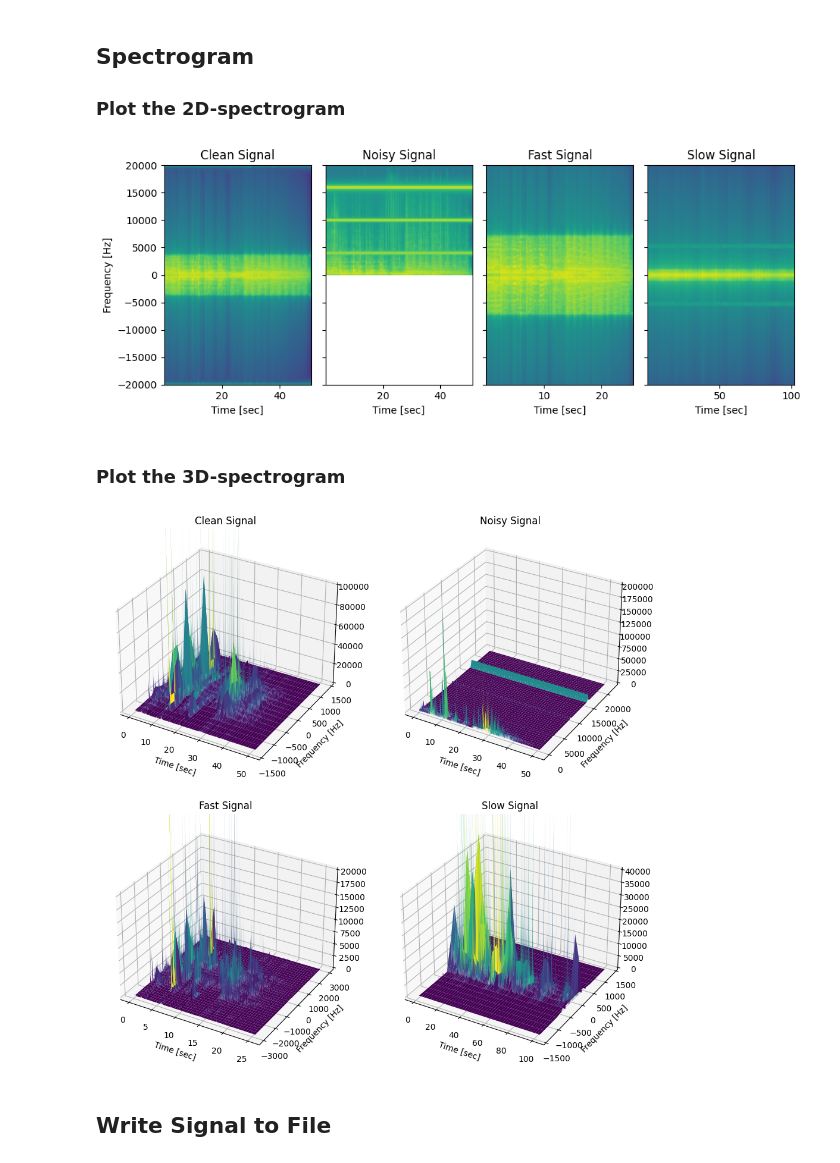
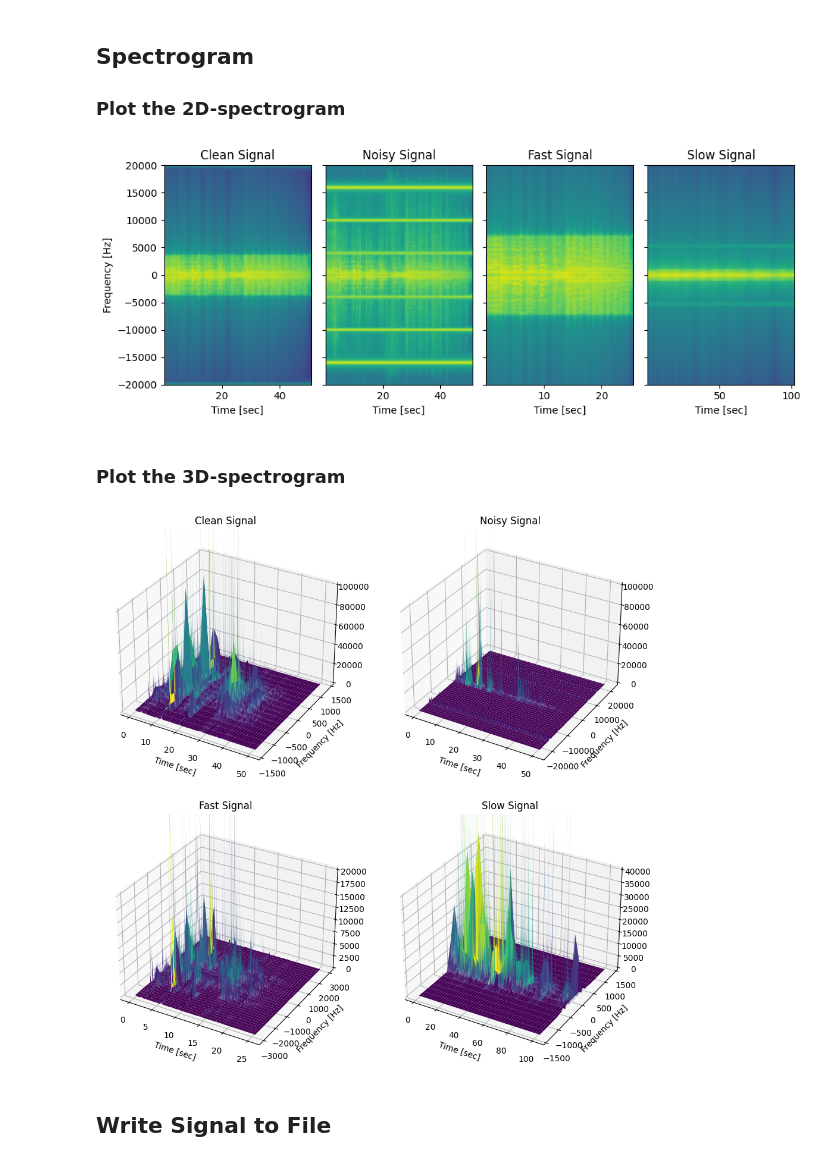
Before and after one commit to MortezaMahdaviMortazavi/SignalSystemProject, a Jupyter notebook: noise_eliminator/noise_eliminator.ipynb, the cells around one changed output. Drawn from its saved outputs; the diff is of its cells as text; code cells hidden in the pictures.

Commit message:
Fix the onesided spectrogram of noisy signal

```diff
--- a/noise_eliminator/noise_eliminator.ipynb
+++ b/noise_eliminator/noise_eliminator.ipynb
@@ -147,29 +147,29 @@ fig.tight_layout()
 ### Plot the 2D-spectrogram
 # %%
 fig, (ax1, ax2, ax3, ax4) = plt.subplots(1, 4, figsize=(10, 4))
-_, _, _, im1 = ax1.specgram(clean_signal, Fs=sample_rate)
-_, _, _, im2 = ax2.specgram(data, Fs=sample_rate)
-_, _, _, im3 = ax3.specgram(fast_signal, Fs=sample_rate)
-_, _, _, im4 = ax4.specgram(slow_signal, Fs=sample_rate)
+ax1.specgram(clean_signal, Fs=sample_rate)
+ax2.specgram(data, Fs=sample_rate, sides='twosided')
+ax3.specgram(fast_signal, Fs=sample_rate)
+ax4.specgram(slow_signal, Fs=sample_rate)
 ax1.set_title('Clean Signal')
 ax2.set_title('Noisy Signal')
 ax3.set_title('Fast Signal')
 ax4.set_title('Slow Signal')
 for ax in fig.get_axes():
     ax.set_ylim(-20000, 20000)
     ax.set_ylabel('Frequency [Hz]')
     ax.set_xlabel('Time [sec]')
     ax.label_outer()
 fig.tight_layout()
 # %% [output]
-[figure, old version]
+[figure, new version]
 # %% [markdown]
 ### Plot the 3D-spectrogram
 # %%
 fig, ((ax1, ax2), (ax3, ax4)) = plt.subplots(2, 2, figsize=(10, 10), subplot_kw={'projection': '3d'})
 # Compute the spectrogram
 spec_clean, freqs_clean, t_clean = mlab.specgram(clean_signal, Fs=sample_rate)
-spec_noisy, freqs_noisy, t_noisy = mlab.specgram(data, Fs=sample_rate)
+spec_noisy, freqs_noisy, t_noisy = mlab.specgram(data, Fs=sample_rate, sides='twosided')
 spec_fast, freqs_fast, t_fast = mlab.specgram(fast_signal, Fs=sample_rate)
 spec_slow, freqs_slow, t_slow = mlab.specgram(slow_signal, Fs=sample_rate)
 # Limit the y-axis (-1500, 1500) Hz
@@ -193,7 +193,7 @@ ax3.set_title('Fast Signal')
 ax4.set_title('Slow Signal')
 # Set the z-axis limits
 ax1.set_zlim(0, 100000)
-ax2.set_zlim(0, 200000)
+ax2.set_zlim(0, 100000)
 ax3.set_zlim(0, 20000)
 ax4.set_zlim(0, 40000)
 for ax in fig.get_axes():
@@ -201,7 +201,7 @@ for ax in fig.get_axes():
     ax.set_xlabel('Time [sec]')
 fig.tight_layout(pad=3.0)
 # %% [output]
-[figure, old version]
+[figure, new version]
 # %% [markdown]
 ## Write Signal to File
 # %%
```
